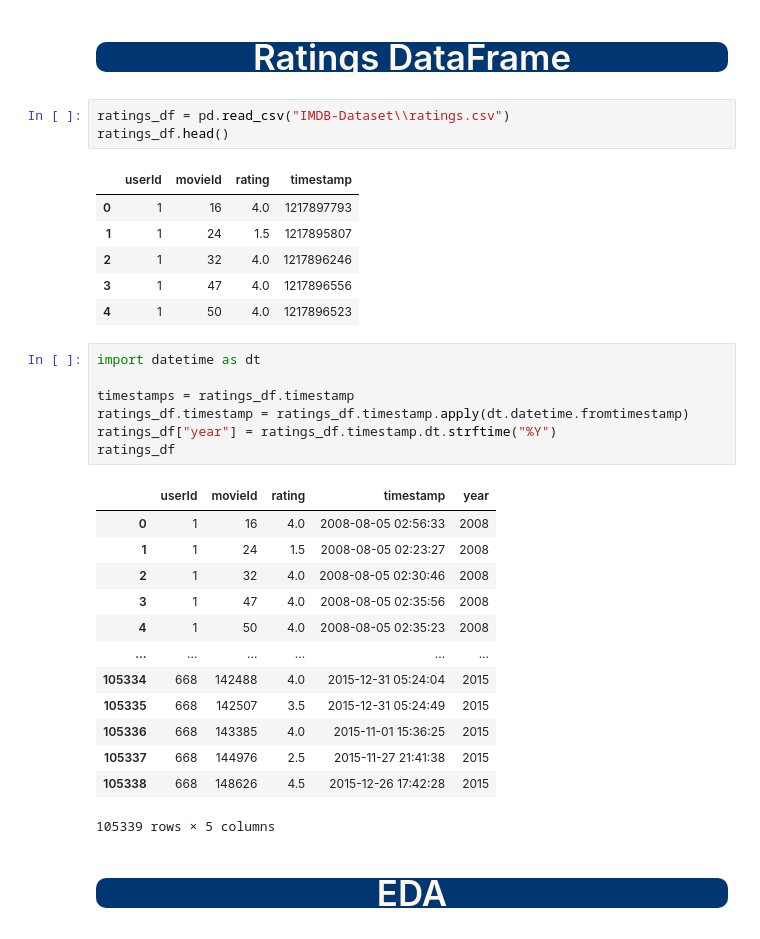
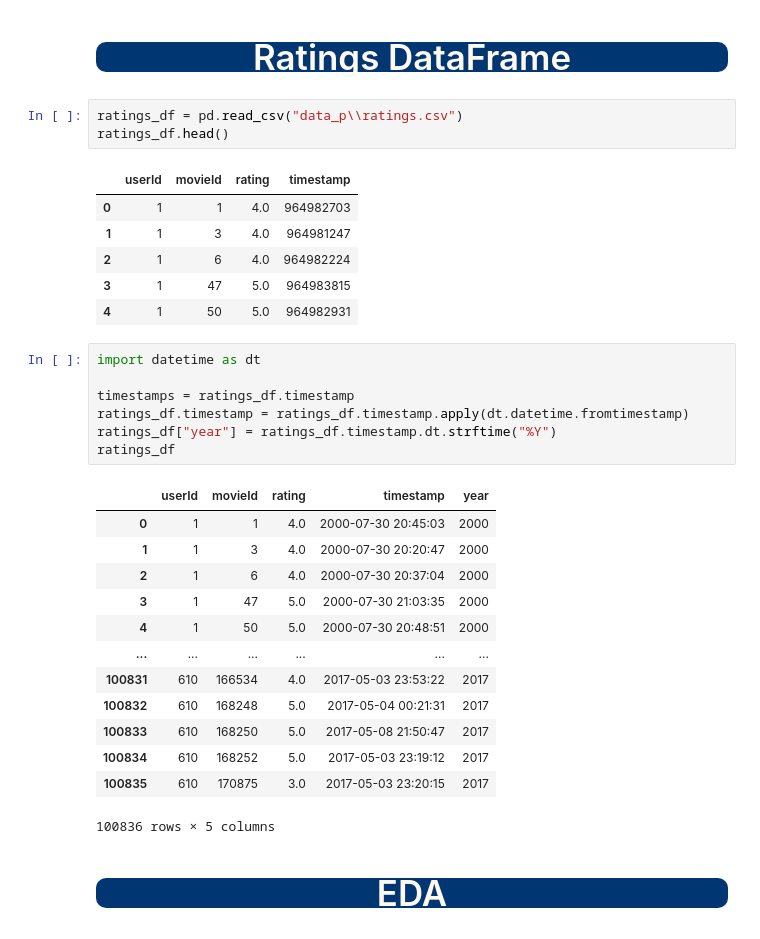
Before and after one commit to Brice-Vergnou/movie_recommendation, a Jupyter notebook: eda.ipynb, the cells around one changed output. Cells and saved outputs as stored; diff of their text form.

```diff
--- a/eda.ipynb
+++ b/eda.ipynb
@@ -146,15 +150,15 @@ The only things missing are standardization and reducing memory but we'll do it
 # %% [markdown]
 ## <p style="background-color:#003672;font-family:newtimeroman;color:#FFF9ED;font-size:150%;text-align:center;border-radius:10px 10px;">Ratings DataFrame</p>
 # %%
-ratings_df = pd.read_csv("IMDB-Dataset\\ratings.csv")
+ratings_df = pd.read_csv("data_p\\ratings.csv")
 ratings_df.head()
 # %% [output]
 |  | userId | movieId | rating | timestamp |
-| 0 | 1 | 16 | 4.0 | 1217897793 |
-| 1 | 1 | 24 | 1.5 | 1217895807 |
-| 2 | 1 | 32 | 4.0 | 1217896246 |
-| 3 | 1 | 47 | 4.0 | 1217896556 |
-| 4 | 1 | 50 | 4.0 | 1217896523 |
+| 0 | 1 | 1 | 4.0 | 964982703 |
+| 1 | 1 | 3 | 4.0 | 964981247 |
+| 2 | 1 | 6 | 4.0 | 964982224 |
+| 3 | 1 | 47 | 5.0 | 964983815 |
+| 4 | 1 | 50 | 5.0 | 964982931 |
 # %%
 import datetime as dt
 
@@ -164,18 +168,18 @@ ratings_df["year"] = ratings_df.timestamp.dt.strftime("%Y")
 ratings_df
 # %% [output]
 |  | userId | movieId | rating | timestamp | year |
-| 0 | 1 | 16 | 4.0 | 2008-08-05 02:56:33 | 2008 |
-| 1 | 1 | 24 | 1.5 | 2008-08-05 02:23:27 | 2008 |
-| 2 | 1 | 32 | 4.0 | 2008-08-05 02:30:46 | 2008 |
-| 3 | 1 | 47 | 4.0 | 2008-08-05 02:35:56 | 2008 |
-| 4 | 1 | 50 | 4.0 | 2008-08-05 02:35:23 | 2008 |
+| 0 | 1 | 1 | 4.0 | 2000-07-30 20:45:03 | 2000 |
+| 1 | 1 | 3 | 4.0 | 2000-07-30 20:20:47 | 2000 |
+| 2 | 1 | 6 | 4.0 | 2000-07-30 20:37:04 | 2000 |
+| 3 | 1 | 47 | 5.0 | 2000-07-30 21:03:35 | 2000 |
+| 4 | 1 | 50 | 5.0 | 2000-07-30 20:48:51 | 2000 |
 | ... | ... | ... | ... | ... | ... |
-| 105334 | 668 | 142488 | 4.0 | 2015-12-31 05:24:04 | 2015 |
-| 105335 | 668 | 142507 | 3.5 | 2015-12-31 05:24:49 | 2015 |
-| 105336 | 668 | 143385 | 4.0 | 2015-11-01 15:36:25 | 2015 |
-| 105337 | 668 | 144976 | 2.5 | 2015-11-27 21:41:38 | 2015 |
-| 105338 | 668 | 148626 | 4.5 | 2015-12-26 17:42:28 | 2015 |
+| 100831 | 610 | 166534 | 4.0 | 2017-05-03 23:53:22 | 2017 |
+| 100832 | 610 | 168248 | 5.0 | 2017-05-04 00:21:31 | 2017 |
+| 100833 | 610 | 168250 | 5.0 | 2017-05-08 21:50:47 | 2017 |
+| 100834 | 610 | 168252 | 5.0 | 2017-05-03 23:19:12 | 2017 |
+| 100835 | 610 | 170875 | 3.0 | 2017-05-03 23:20:15 | 2017 |
-105339 rows × 5 columns
+100836 rows × 5 columns
 # %% [markdown]
 ## <p style="background-color:#003672;font-family:newtimeroman;color:#FFF9ED;font-size:150%;text-align:center;border-radius:10px 10px;">EDA</p>
 # %% [markdown]
```
Also changed, not shown: parts of 20 cells of this notebook, 8 other files.
